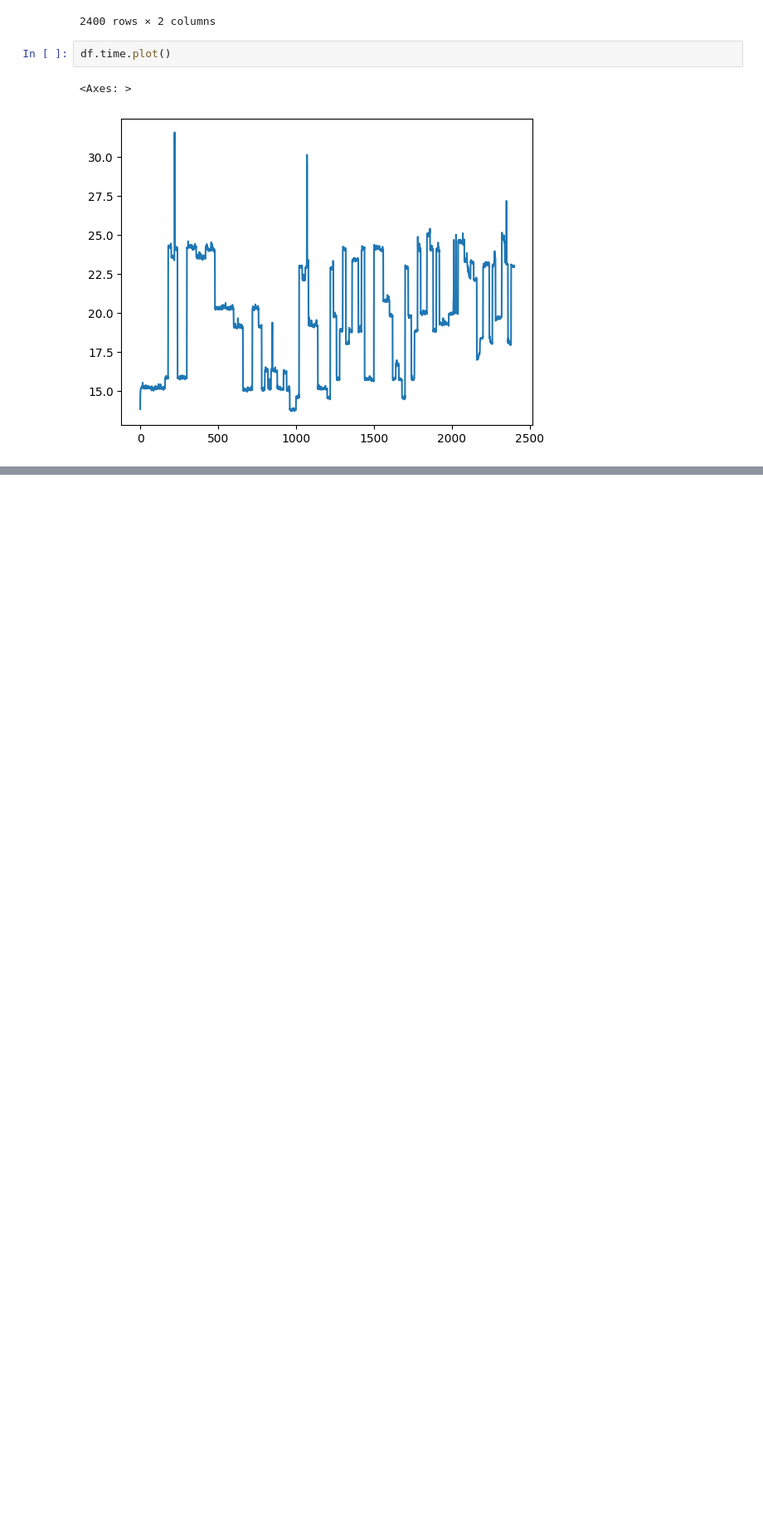
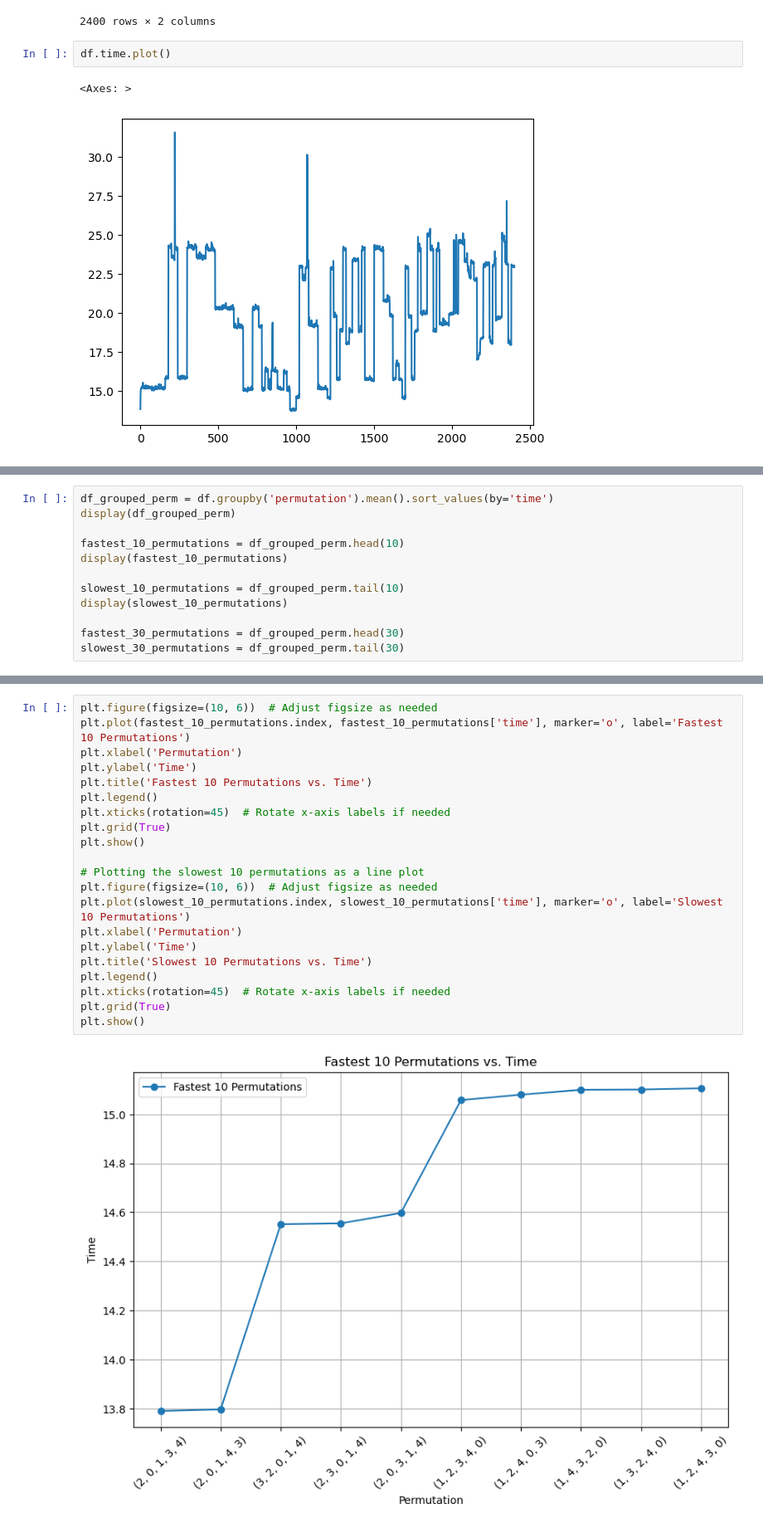
Before and after one commit to ChackMociute/Knowledge-Representation, a Jupyter notebook: Project 1/analysis.ipynb, the cells around one changed output, grey strips where cells are left out. Shown: that part at 83% size. Saved outputs shown, nothing was run; the diff lists cells and outputs as text; blank space fills up the shorter version.

```diff
--- a/Project 1/analysis.ipynb
+++ b/Project 1/analysis.ipynb
@@ -51,0 +38,12 @@ df.groupby('permutation').mean().sort_values(by='time')
+# %%
+df_grouped_perm = df.groupby('permutation').mean().sort_values(by='time')
+display(df_grouped_perm)
+
+fastest_10_permutations = df_grouped_perm.head(10)
+display(fastest_10_permutations)
+
+slowest_10_permutations = df_grouped_perm.tail(10)
+display(slowest_10_permutations)
+
+fastest_30_permutations = df_grouped_perm.head(30)
+slowest_30_permutations = df_grouped_perm.tail(30)
@@ -51,0 +89,23 @@ df.groupby('permutation').mean().sort_values(by='time')
+# %%
+plt.figure(figsize=(10, 6))  # Adjust figsize as needed
+plt.plot(fastest_10_permutations.index, fastest_10_permutations['time'], marker='o', label='Fastest 10 Permutations')
+plt.xlabel('Permutation')
+plt.ylabel('Time')
+plt.title('Fastest 10 Permutations vs. Time')
+plt.legend()
+plt.xticks(rotation=45)  # Rotate x-axis labels if needed
+plt.grid(True)
+plt.show()
+
+# Plotting the slowest 10 permutations as a line plot
+plt.figure(figsize=(10, 6))  # Adjust figsize as needed
+plt.plot(slowest_10_permutations.index, slowest_10_permutations['time'], marker='o', label='Slowest 10 Permutations')
+plt.xlabel('Permutation')
+plt.ylabel('Time')
+plt.title('Slowest 10 Permutations vs. Time')
+plt.legend()
+plt.xticks(rotation=45)  # Rotate x-axis labels if needed
+plt.grid(True)
+plt.show()
+# %% [output]
+[figure, added]
```
Also changed, not shown: parts of 6 cells of this notebook.
